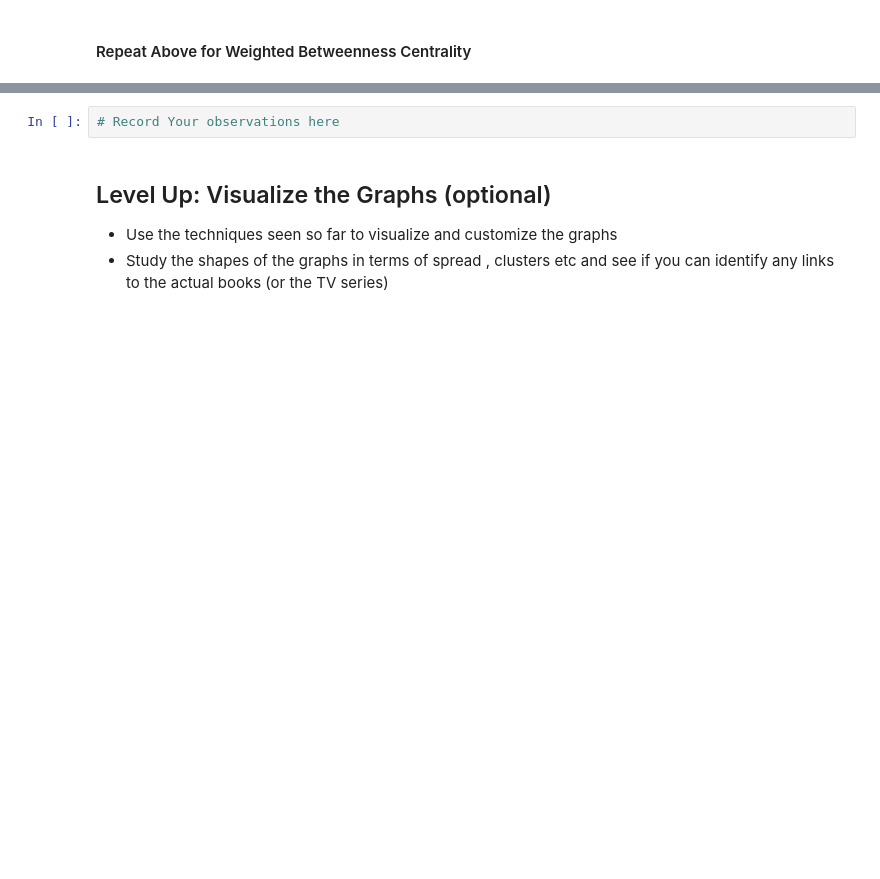
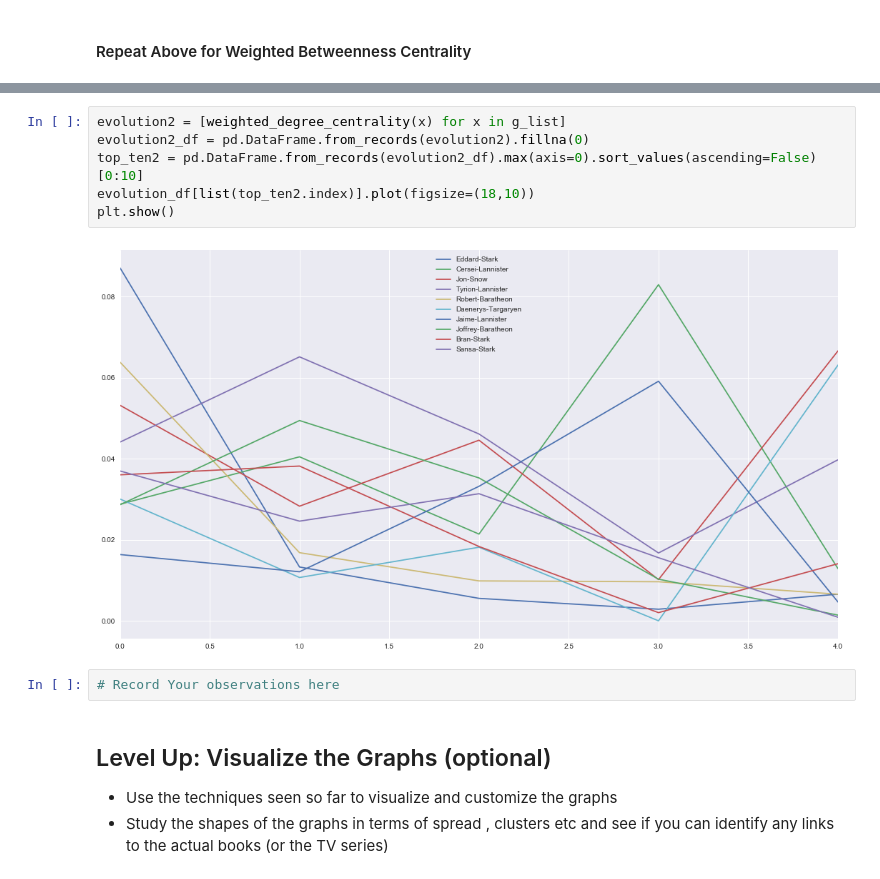
Before and after one commit to MissAle17/dsc-3-28-09-graph-dynamics-node-centrality-lab-online-ds-sp-000, a Jupyter notebook: index.ipynb, the cells around one changed output, grey strips where cells are left out. Cells and saved outputs as stored; diff of their text form; blank space fills up the shorter version.

```diff
--- a/index.ipynb
+++ b/index.ipynb
@@ -354,3 +403,11 @@ dtype: float64
+# %%
+evolution2 = [weighted_degree_centrality(x) for x in g_list]
+evolution2_df = pd.DataFrame.from_records(evolution2).fillna(0)
+top_ten2 = pd.DataFrame.from_records(evolution2_df).max(axis=0).sort_values(ascending=False)[0:10]
+evolution_df[list(top_ten2.index)].plot(figsize=(18,10))
+plt.show()
+# %% [output]
+[figure, added]
 # %%
 # Record Your observations here
 # %% [markdown]
```
Also changed, not shown: parts of 32 cells of this notebook.
